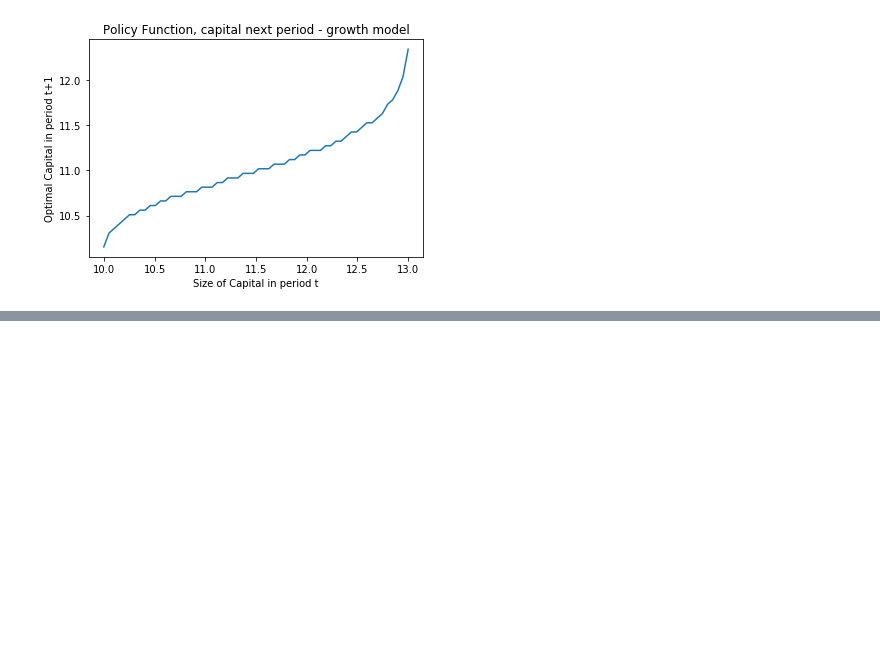
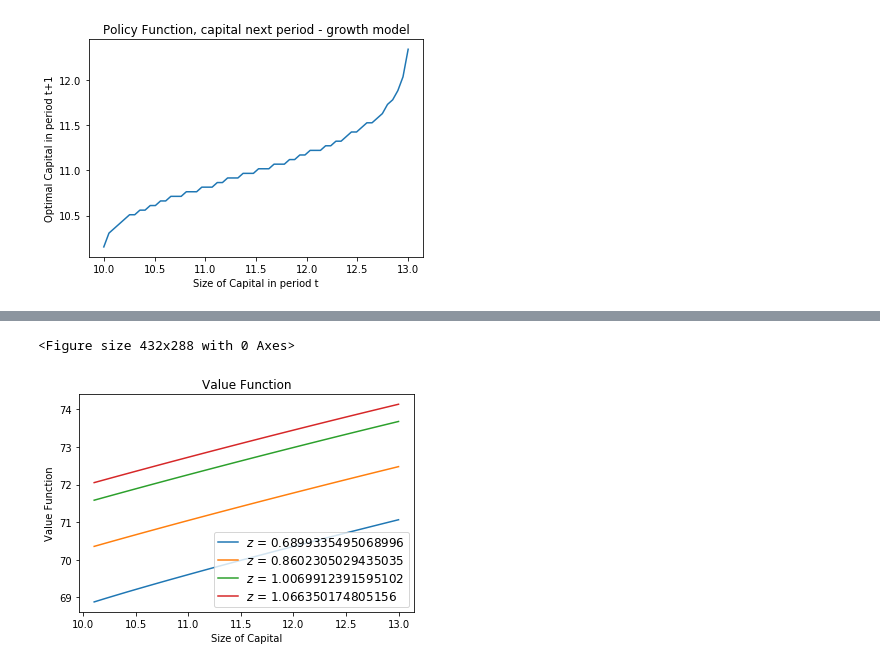
Before and after one commit to TimMunday/BootCamp2018, a Jupyter notebook: ProbSets/Econ/Week1/DP.ipynb, the cells around one changed output, grey strips where cells are left out. Cells and saved outputs as stored; diff of their text form; code cells hidden in the pictures; blank space fills up the shorter version.

```diff
--- a/ProbSets/Econ/Week1/DP.ipynb
+++ b/ProbSets/Econ/Week1/DP.ipynb
@@ -268,0 +321,24 @@ plt.show()
+# %%
+'''
+------------------------------------------------------------------------
+Create grid of current utility values
+------------------------------------------------------------------------
+C        = matrix, current consumption (c=z_tk_t^a - k_t+1 + (1-delta)k_t)
+U        = matrix, current period utility value for all possible
+           choices of k and k'
+------------------------------------------------------------------------
+'''
+
+C = np.zeros((size_k, size_k, size_z))
+for i in range(size_k): # loop over k_t
+    for j in range(size_k): # loop over k_t+1
+        for q in range(size_z): #loop over z_t
+            C[i, j, q] = z_grid[q]* k_grid[i]**alpha + (1 - delta)*k_grid[i] - k_grid[j]
+# replace 0 and negative consumption with a tiny value
+# This is a way to impose non-negativity on cons
+C[C<=0] = 1e-15
+if gamma == 1:
+    U = np.log(C)
+else:
+    U = (C ** (1 - gamma)) / (1 - gamma)
+U[C<0] = -9999999
@@ -268,0 +415,22 @@ plt.show()
+# %%
+# Plot value function
+plt.figure()
+fig, ax = plt.subplots()
+ax.plot(k_grid[1:], VF[1:, 0], label='$z$ = ' + str(z_grid[0]))
+ax.plot(k_grid[1:], VF[1:, 5], label='$z$ = ' + str(z_grid[5]))
+ax.plot(k_grid[1:], VF[1:, 15], label='$z$ = ' + str(z_grid[15]))
+ax.plot(k_grid[1:], VF[1:, 19], label='$z$ = ' + str(z_grid[19]))
+# Now add the legend with some customizations.
+legend = ax.legend(loc='lower right', shadow=False)
+# Set the fontsize
+for label in legend.get_texts():
+    label.set_fontsize('large')
+for label in legend.get_lines():
+    label.set_linewidth(1.5)  # the legend line width
+plt.xlabel('Size of Capital')
+plt.ylabel('Value Function')
+plt.title('Value Function')
+plt.show()
+# %% [output]
+<Figure size 432x288 with 0 Axes>
+[figure, added]
```
Also changed, not shown: parts of 24 cells of this notebook.
